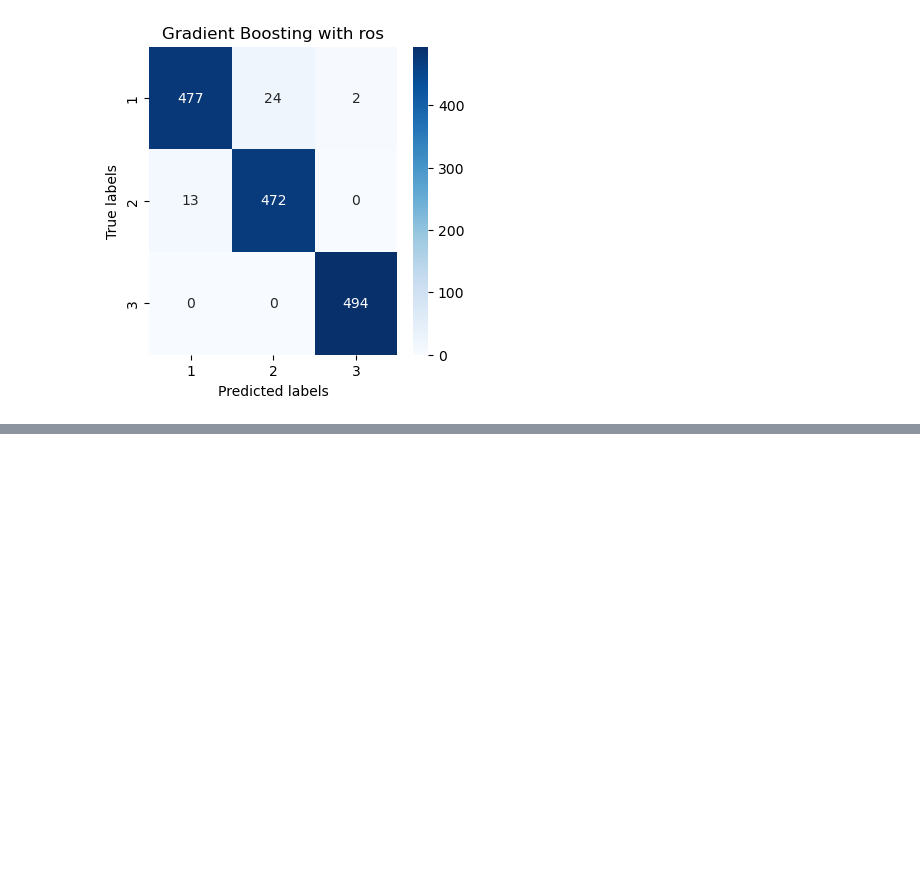
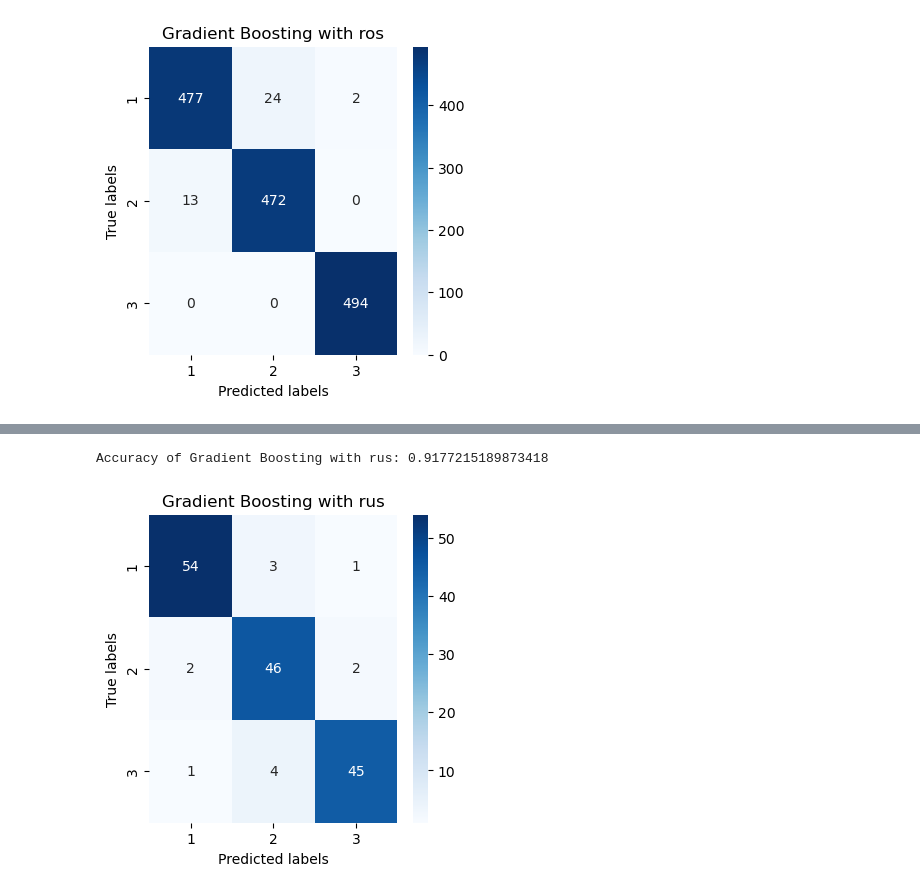
Before and after one commit to Constantin-Stamate/Pregnancy_Health_Assistant, a Jupyter notebook: models/gradient_boosting.ipynb, the cells around one changed output, grey strips where cells are left out. Drawn from its saved outputs; the diff is of its cells as text; code cells hidden in the pictures; blank space fills up the shorter version.

Commit message:
implement GradientBoosting model with RUS resampling

```diff
--- a/models/gradient_boosting.ipynb
+++ b/models/gradient_boosting.ipynb
@@ -368,3 +368,5 @@ plt.ylabel('True labels')
 plt.show()
 # %% [output]
 [figure]
+# %%
+x_rus_train, x_rus_test, y_rus_train, y_rus_test = train_test_split(X_rus_resampled, Y_rus_resampled, test_size=0.3, random_state=42)
@@ -370,0 +377,3 @@ plt.show()
+# %%
+y_rus_train = y_rus_train.astype(int)
+y_rus_test = y_rus_test.astype(int)
@@ -370,0 +400,20 @@ plt.show()
+# %%
+model_rus = GradientBoostingClassifier()
+
+model_rus.fit(x_rus_train, y_rus_train)
+y_rus_pred = model_rus.predict(x_rus_test)
+
+accuracy_rus = accuracy_score(y_rus_test, y_rus_pred)
+print(f"Accuracy of Gradient Boosting with rus: {accuracy_rus}")
+# %% [output]
+Accuracy of Gradient Boosting with rus: 0.9177215189873418
+# %%
+conf_matrix_rus = confusion_matrix(y_rus_test, y_rus_pred)
+plt.figure(figsize=(4, 4))
+sns.heatmap(conf_matrix_rus, annot=True, fmt="d", cmap="Blues", xticklabels=[1, 2, 3], yticklabels=[1, 2, 3])
+plt.title(f"Gradient Boosting with rus")
+plt.xlabel('Predicted labels')
+plt.ylabel('True labels')
+plt.show()
+# %% [output]
+[figure, added]
```
Also changed, not shown: parts of 3 cells of this notebook.
